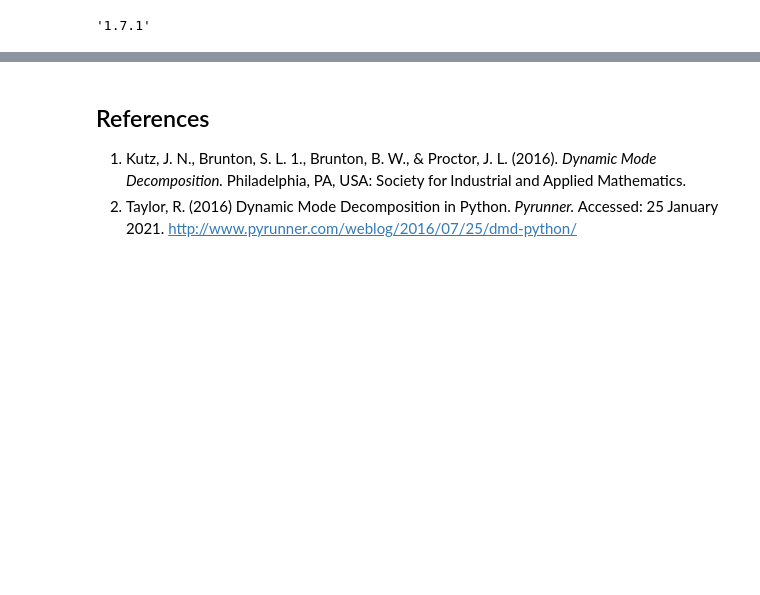
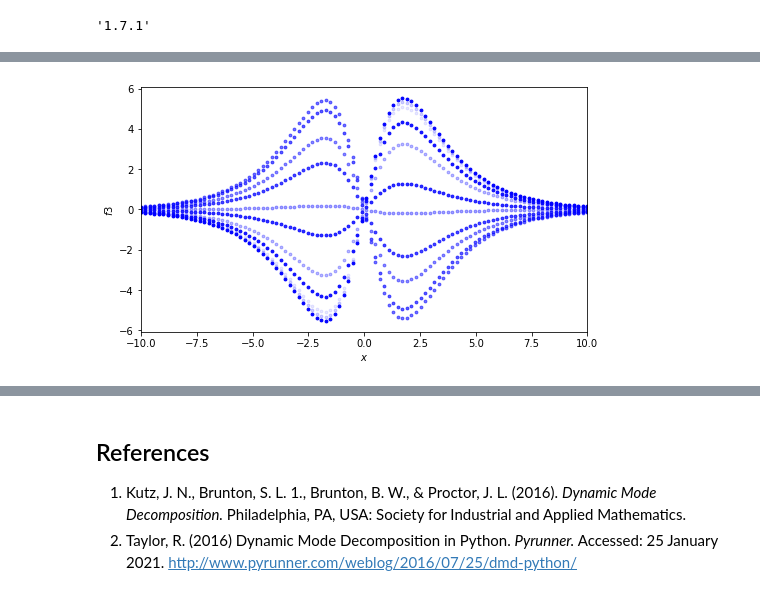
Before and after one commit to FlowModelingControl/flowtorch, a Jupyter notebook: docs/source/notebooks/DMD_introduction.ipynb, the cells around one changed output, grey strips where cells are left out. Cells and saved outputs as stored; diff of their text form; code cells hidden in the pictures; blank space fills up the shorter version.

```diff
--- a/docs/source/notebooks/DMD_introduction.ipynb
+++ b/docs/source/notebooks/DMD_introduction.ipynb
@@ -84,0 +120,6 @@ $$\Phi = X'V\Sigma^{-1}W$$
+# %%
+f3 = pt.multiply(10*pt.tanh(Xm/2)/pt.cosh(Xm/2), pt.exp(0.1+2.8j*Tm)).T
+
+plot_data(Xm[0,:], f3, 'f3.svg')
+# %% [output]
+[figure, added]
```
Also changed, not shown: parts of 35 cells of this notebook, 5 other files.
